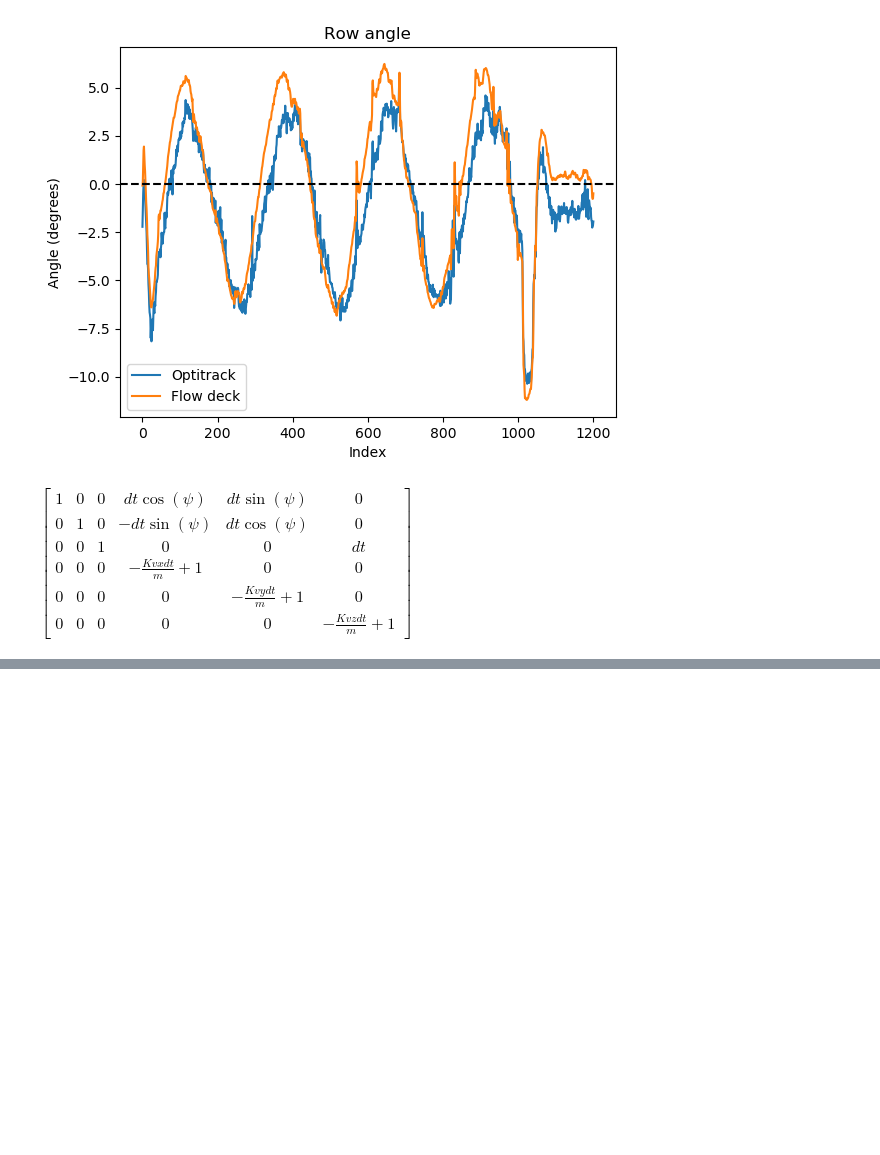
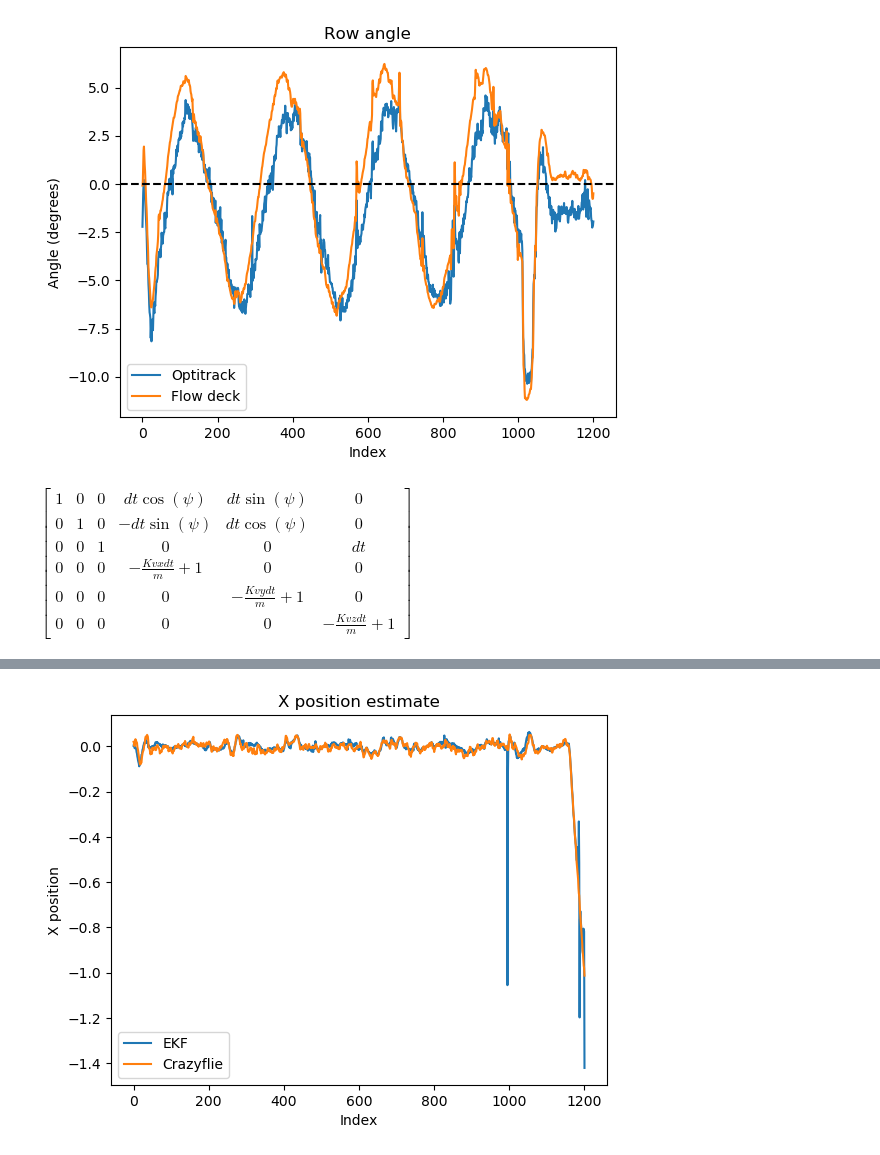
Before and after one commit to LuizMiguelTavares/crazyflie, a Jupyter notebook: crazyflie_controller/src/data/kalman_filter_tests.ipynb, the cells around one changed output, grey strips where cells are left out. Saved outputs shown, nothing was run; the diff lists cells and outputs as text; code cells hidden in the pictures; blank space fills up the shorter version.

```diff
--- a/crazyflie_controller/src/data/kalman_filter_tests.ipynb
+++ b/crazyflie_controller/src/data/kalman_filter_tests.ipynb
@@ -376,0 +390,11 @@ NameError: name 'vel_crazyflie' is not defined
+# %%
+state_estimate_ = np.array(state_estimate_)
+plt.plot(range(len(state_estimate_)), state_estimate_[:, 5])
+plt.plot(range(len(vel_crazyflie)), [x[2] for x in vel_crazyflie])
+plt.xlabel('Index')
+plt.ylabel('X position')
+plt.title('X position estimate')
+plt.legend(['EKF', 'Crazyflie'])
+plt.show()
+# %% [output]
+[figure, added]
```
Also changed, not shown: parts of 5 cells of this notebook.
